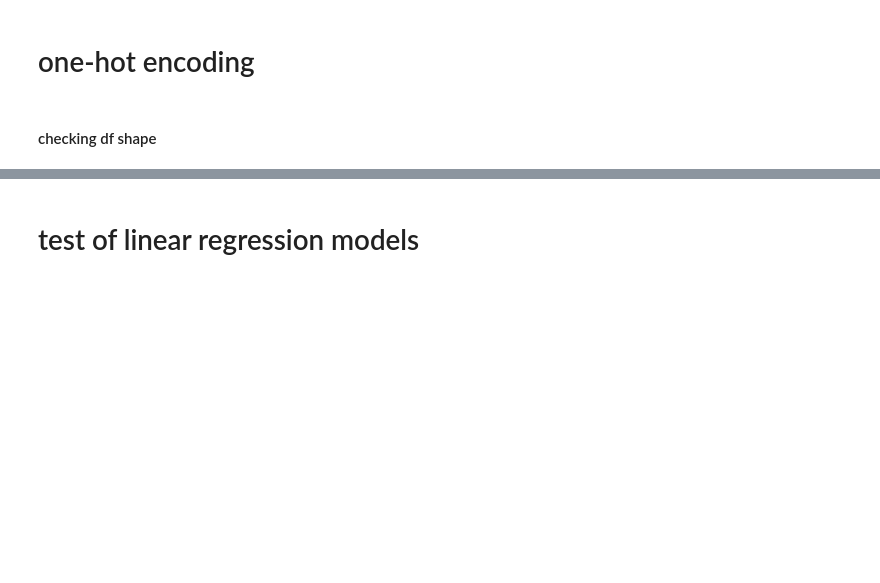
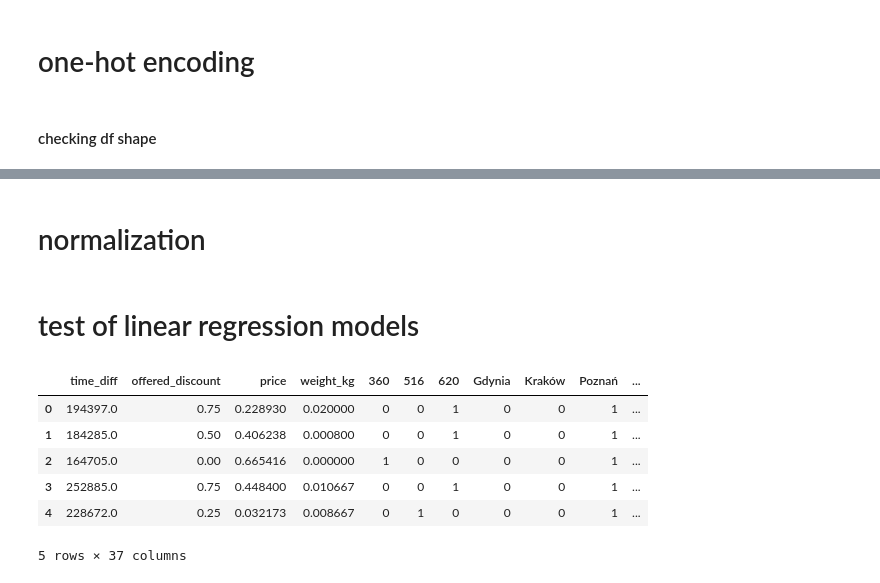
Before and after one commit to milosz-l/delivery-time, a Jupyter notebook: data_analysis.ipynb, the cells around one changed output, grey strips where cells are left out. Cells and saved outputs as stored; diff of their text form; code cells hidden in the pictures; blank space fills up the shorter version.

```diff
--- a/data_analysis.ipynb
+++ b/data_analysis.ipynb
@@ -424,0 +426,2 @@ memory usage: 976.3 KB
+# %% [markdown]
+# normalization
@@ -425,5 +448,15 @@ memory usage: 976.3 KB
 # %% [markdown]
 # test of linear regression models
+# %%
+df.head()
+# %% [output]
+|  | time_diff | offered_discount | price | weight_kg | 360 | 516 | 620 | Gdynia | Kraków | Poznań | ... |
+| 0 | 194397.0 | 0.75 | 0.228930 | 0.020000 | 0 | 0 | 1 | 0 | 0 | 1 | ... |
+| 1 | 184285.0 | 0.50 | 0.406238 | 0.000800 | 0 | 0 | 1 | 0 | 0 | 1 | ... |
+| 2 | 164705.0 | 0.00 | 0.665416 | 0.000000 | 1 | 0 | 0 | 0 | 0 | 1 | ... |
+| 3 | 252885.0 | 0.75 | 0.448400 | 0.010667 | 0 | 0 | 1 | 0 | 0 | 1 | ... |
+| 4 | 228672.0 | 0.25 | 0.032173 | 0.008667 | 0 | 1 | 0 | 0 | 0 | 1 | ... |
+5 rows × 37 columns
 # %%
 from sklearn.model_selection import train_test_split
 from sklearn.preprocessing import StandardScaler
```
Also changed, not shown: parts of 9 cells of this notebook.
